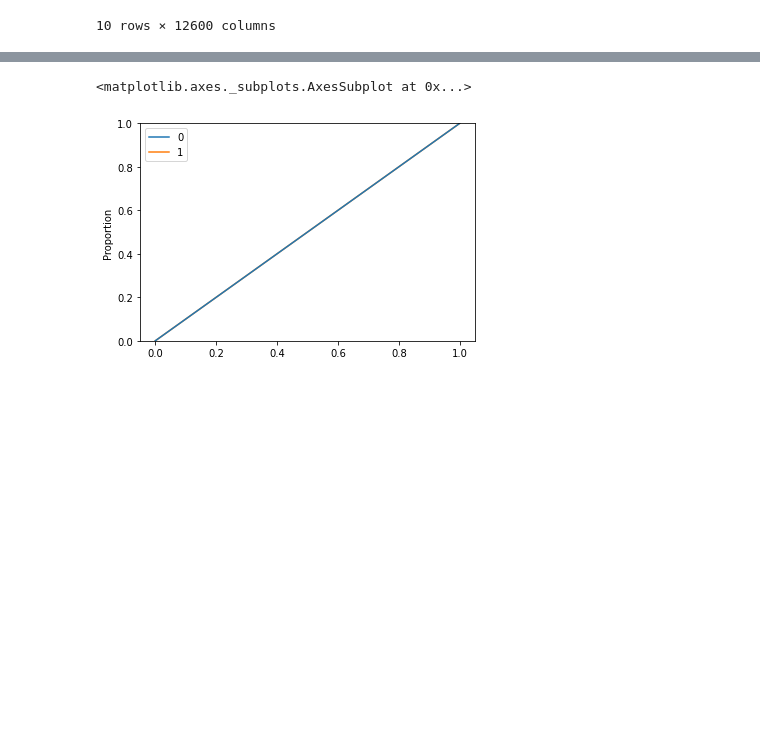
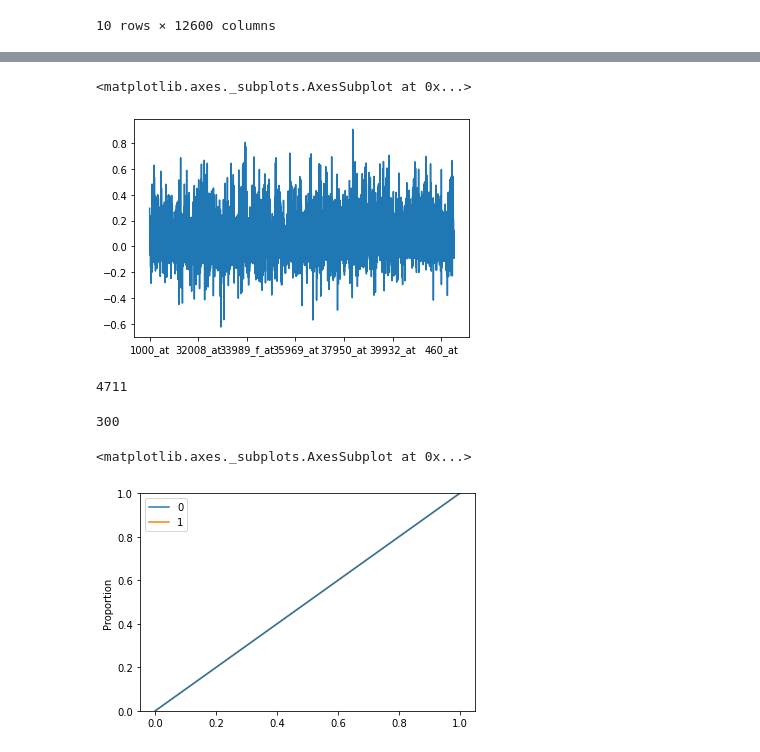
Before and after one commit to unique-subedi/604-gene-expression, a Jupyter notebook: Unique_gene_expression_master.ipynb, the cells around one changed output, grey strips where cells are left out. Saved outputs shown, nothing was run; the diff lists cells and outputs as text; code cells hidden in the pictures; blank space fills up the shorter version.

```diff
--- a/Unique_gene_expression_master.ipynb
+++ b/Unique_gene_expression_master.ipynb
@@ -121,3 +208,24 @@ irvine_diff
+# %%
+m.plot()
+# %% [output]
+<matplotlib.axes._subplots.AxesSubplot at 0x...>
+[figure, added]
+# %%
+m=  np.sign(michigan_diff.mean(axis =0))
+i = np.sign(irvine_diff.mean(axis =0))
+sign = np.equal(m,i)
+sign = sign[sign == False]
+g = np.array(genes.loc[sign.keys()].loc[:, 'sym'].values)
+#g = g[~np.isnan(g)]
+g = g[~pd.isnull(g)]
+g = np.unique(g)
+len(g)
+# %% [output]
+4711
+# %%
+len(means.M[300:600])
+# %% [output]
+300
 # %%
 #sns.ecdfplot([michigan.iloc[19, :].values, irvine.iloc[19, :].values ])
 # %% [output]
```
Also changed, not shown: parts of 9 cells of this notebook.
